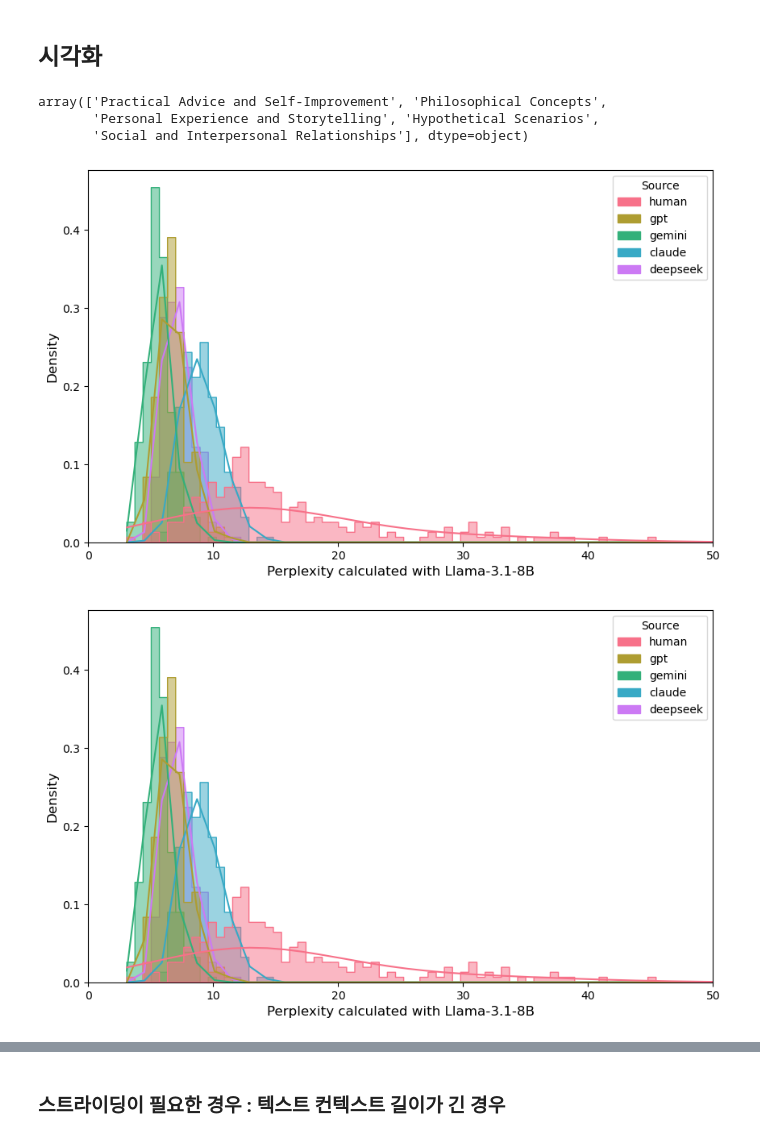
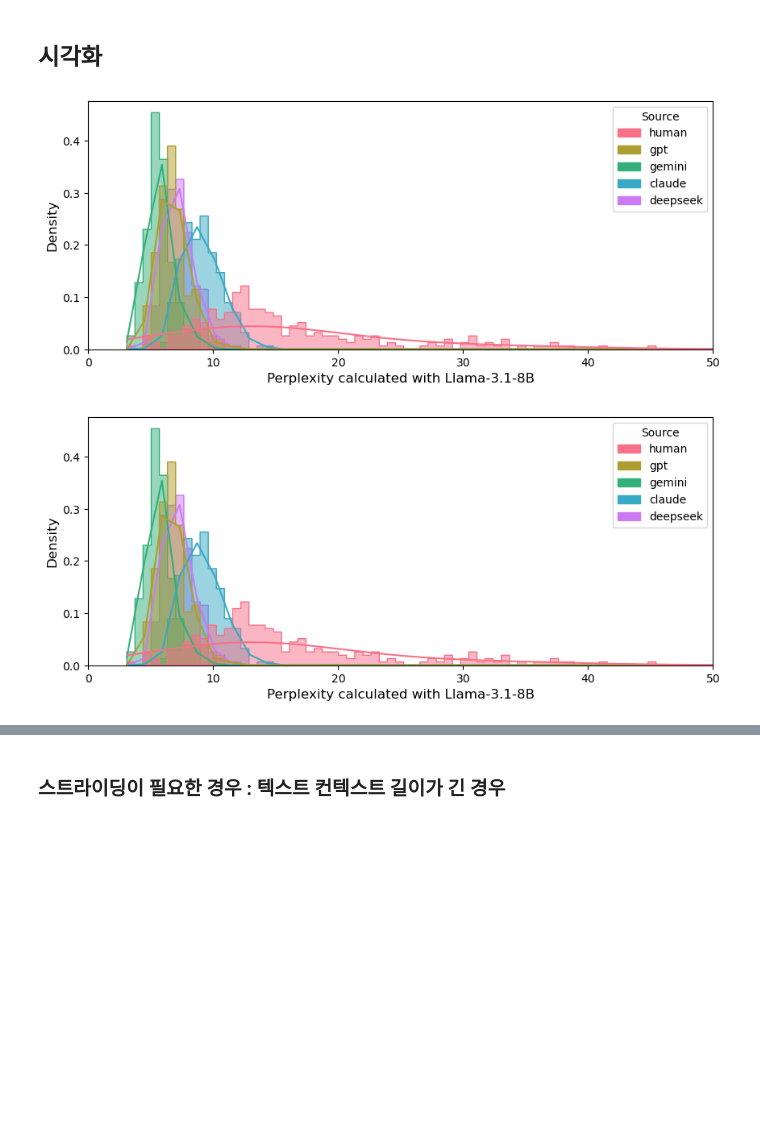
Before and after one commit to HollyRiver/LLMdetector, a Jupyter notebook: Perplexity/Llama_perp_by_cat.ipynb, the cells around one changed output, grey strips where cells are left out. Drawn from its saved outputs; the diff is of its cells as text; code cells hidden in the pictures; blank space fills up the shorter version.

```diff
--- a/Perplexity/Llama_perp_by_cat.ipynb
+++ b/Perplexity/Llama_perp_by_cat.ipynb
@@ -9,30 +9,25 @@ import matplotlib.patches as mpatches
 df = pd.read_csv("Llama_perp.csv")
 cat_dt = pd.read_excel("../combined_data_c.xlsx")
 # %%
-df_tidy = df.assign(category = cat_dt.category.map(lambda x : "Social and Interpersonal Relationships" if x == "Social and Inter-personal Relationships" else x)).dropna()
+df_tidy = df.assign(category = cat_dt.category.map(lambda x : "Social and Interpersonal Relationships" if x == "Social and Inter-personal Relationships"
+                                                    else "Social and Interpersonal Relationships" if pd.isna(x) else x))
-# %%
-df_tidy.category.unique()
-# %% [output]
-array(['Practical Advice and Self-Improvement', 'Philosophical Concepts',
-       'Personal Experience and Storytelling', 'Hypothetical Scenarios',
-       'Social and Interpersonal Relationships'], dtype=object)
 # %%
 for cat in df_tidy.category.unique():
     # 히스토그램 (단어 수)
     unique_models = ["human", "gpt", "gemini", "claude", "deepseek"] ## 논문에서 정의한 레이블링 순서대로 정렬
     palette = sns.color_palette("husl", len(unique_models))
 
-    plt.figure(figsize=(10, 6))
+    plt.figure(figsize=(10, 4))
     sns.histplot(data=df_tidy.loc[df_tidy.category == "Philosophical Concepts"], x='perp', hue='model', kde=True, palette=palette,
                 stat="density", common_norm=False, element="step", alpha=0.5, hue_order=unique_models)
     plt.xlabel('Perplexity calculated with Llama-3.1-8B', fontsize=12)
     plt.ylabel('Density', fontsize=12)
     plt.xlim(0, 50) ## 절사됨
 
     handles = [mpatches.Patch(color=palette[i], label=unique_models[i]) for i in range(len(unique_models))] ## 범례 패치
     plt.legend(title='Source', handles=handles)
     # plt.show()
     plt.savefig(f"img_50/perp_histogram_labeled_{cat}.png", dpi=300, bbox_inches = "tight")
 # %% [output]
-[figure, old version]
+[figure, new version]
-[figure, old version]
+[figure, new version]
```
Also changed, not shown: parts of 3 cells of this notebook, 12 other files.
